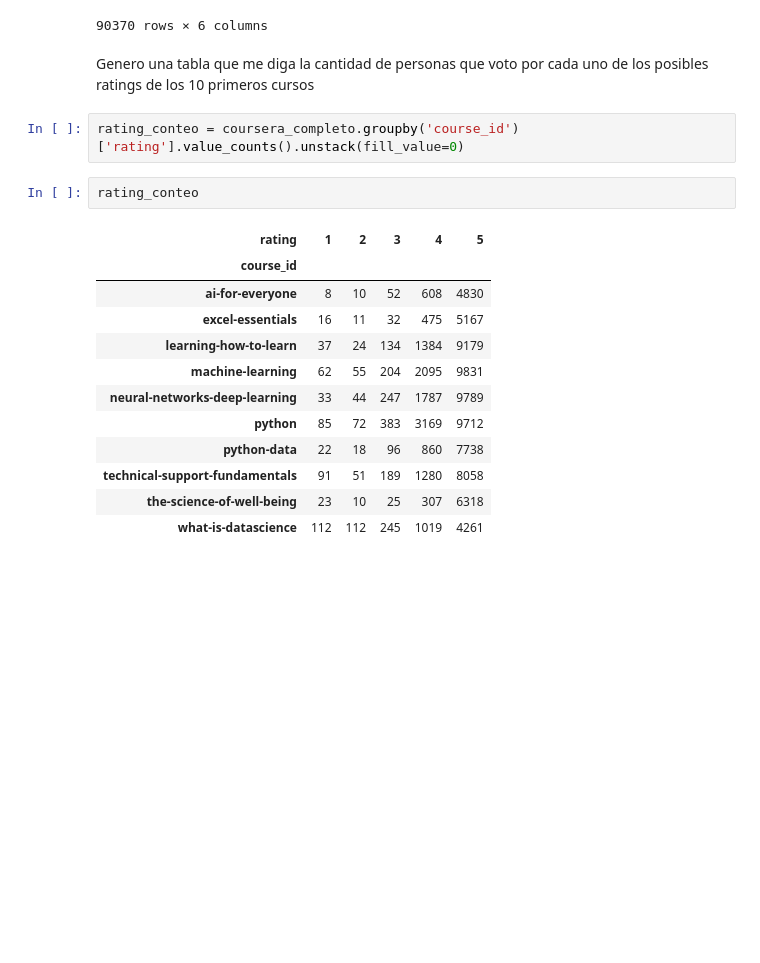
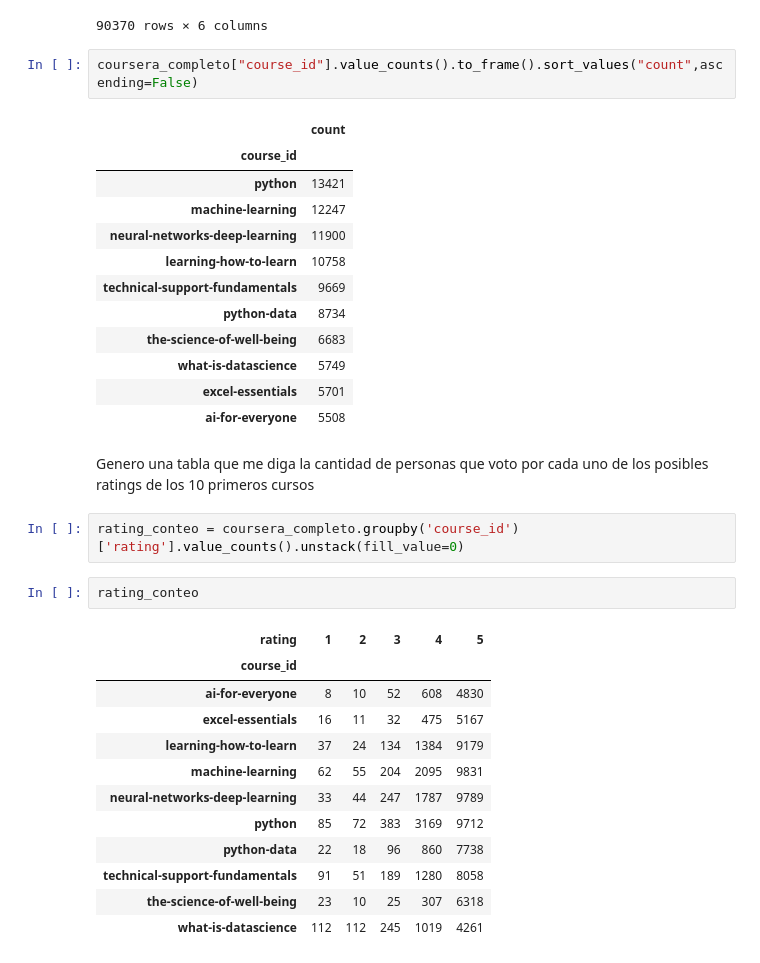
Before and after one commit to octa-acostamonti/MOOCs-Analyisis, a Jupyter notebook: EDA.ipynb, the cells around one changed output. Saved outputs shown, nothing was run; the diff lists cells and outputs as text; blank space fills up the shorter version.

```diff
--- a/EDA.ipynb
+++ b/EDA.ipynb
@@ -288,6 +288,21 @@ coursera_completo
 | 1158886 | excelente!!!!! | By Maisa R A | 5 | technical-support-fundamentals | Technical Support Fundamentals | Google |
 | 1158895 | Great so far!! | By Derrick W | 5 | technical-support-fundamentals | Technical Support Fundamentals | Google |
 90370 rows × 6 columns
+# %%
+coursera_completo["course_id"].value_counts().to_frame().sort_values("count",ascending=False)
+# %% [output]
+|  | count |
+| course_id |  |
+| python | 13421 |
+| machine-learning | 12247 |
+| neural-networks-deep-learning | 11900 |
+| learning-how-to-learn | 10758 |
+| technical-support-fundamentals | 9669 |
+| python-data | 8734 |
+| the-science-of-well-being | 6683 |
+| what-is-datascience | 5749 |
+| excel-essentials | 5701 |
+| ai-for-everyone | 5508 |
 # %% [markdown]
 Genero una tabla que me diga la cantidad de personas que voto por cada uno de los posibles ratings de los 10 primeros cursos
 # %%
```
Also changed, not shown: 1 other file.
